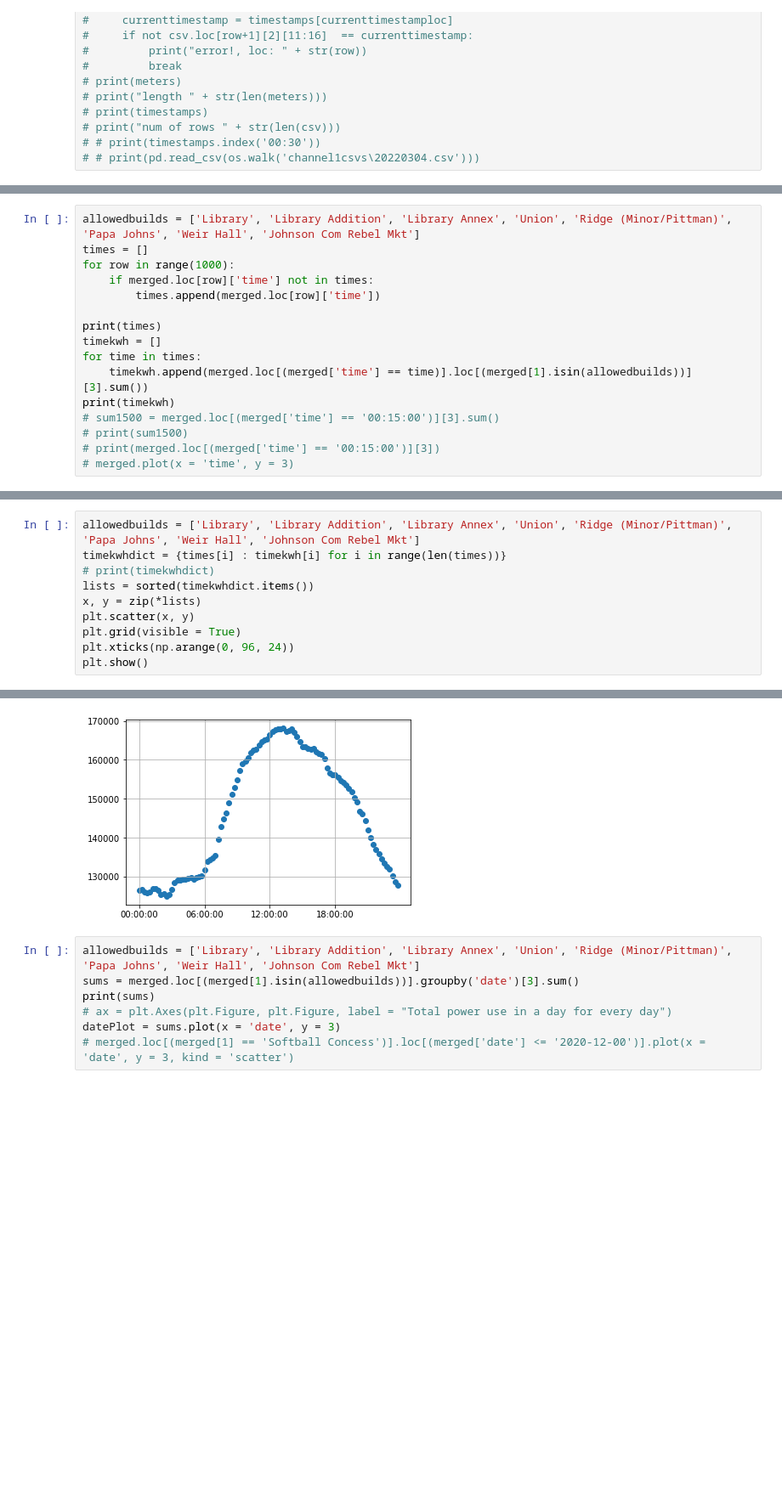
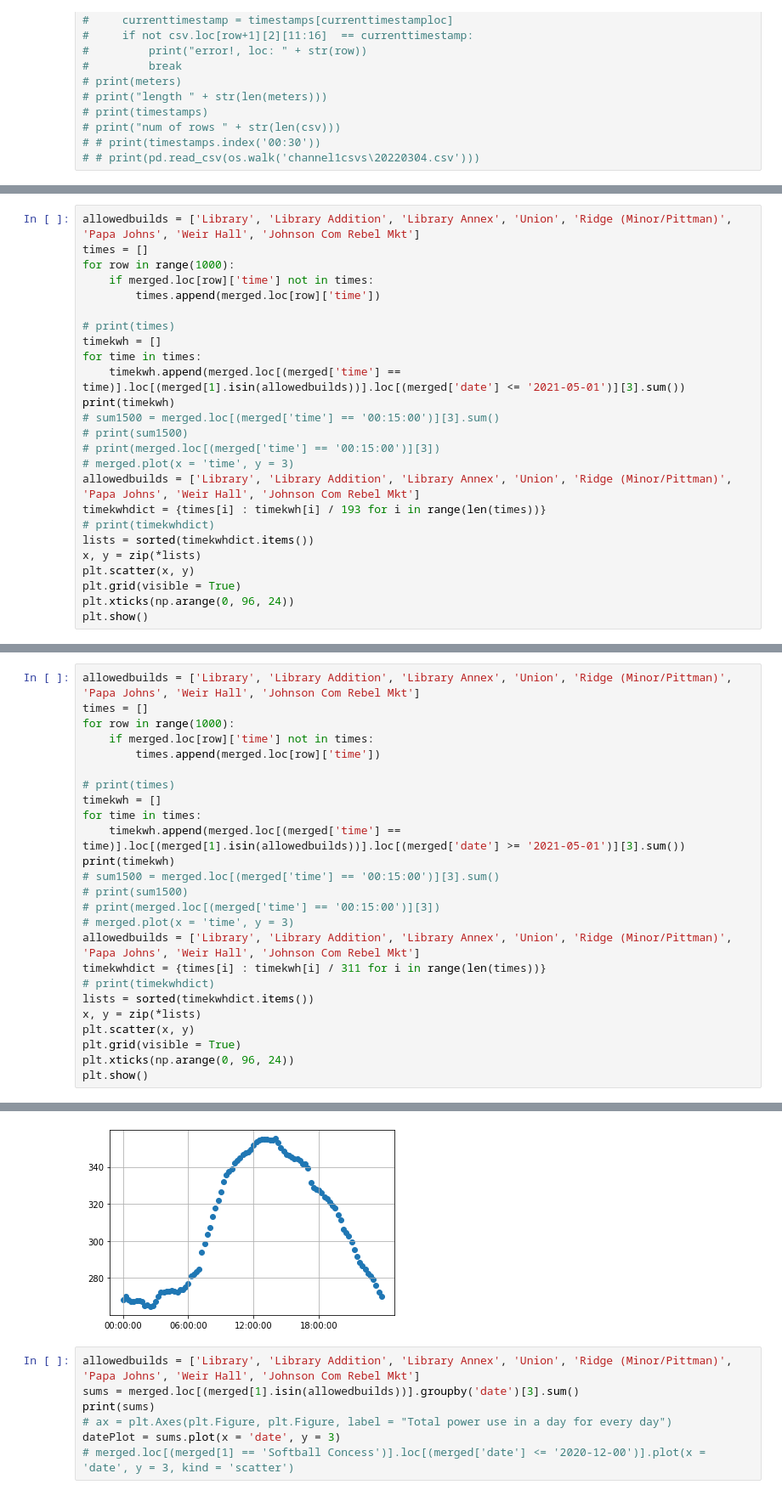
Before and after one commit to Derherpderderp/Csci343Project3, a Jupyter notebook: Csci343Project3hhgarret.ipynb, the cells around one changed output, grey strips where cells are left out. Shown at 85% size. Saved outputs shown, nothing was run; the diff lists cells and outputs as text; blank space fills up the shorter version.

```diff
--- a/Csci343Project3hhgarret.ipynb
+++ b/Csci343Project3hhgarret.ipynb
@@ -207,13 +217,22 @@ for row in range(1000):
     if merged.loc[row]['time'] not in times:
         times.append(merged.loc[row]['time'])
 
-print(times)
+# print(times)
 timekwh = []
 for time in times:
-    timekwh.append(merged.loc[(merged['time'] == time)].loc[(merged[1].isin(allowedbuilds))][3].sum())
+    timekwh.append(merged.loc[(merged['time'] == time)].loc[(merged[1].isin(allowedbuilds))].loc[(merged['date'] <= '2021-05-01')][3].sum())
 print(timekwh)
 # sum1500 = merged.loc[(merged['time'] == '00:15:00')][3].sum()
 # print(sum1500)
 # print(merged.loc[(merged['time'] == '00:15:00')][3])
 # merged.plot(x = 'time', y = 3)
+allowedbuilds = ['Library', 'Library Addition', 'Library Annex', 'Union', 'Ridge (Minor/Pittman)', 'Papa Johns', 'Weir Hall', 'Johnson Com Rebel Mkt']
+timekwhdict = {times[i] : timekwh[i] / 193 for i in range(len(times))}
+# print(timekwhdict)
+lists = sorted(timekwhdict.items())
+x, y = zip(*lists)
+plt.scatter(x, y)
+plt.grid(visible = True)
+plt.xticks(np.arange(0, 96, 24))
+plt.show()
 # %% [output]
@@ -222,6 +241,21 @@ print(timekwh)
 # %%
 allowedbuilds = ['Library', 'Library Addition', 'Library Annex', 'Union', 'Ridge (Minor/Pittman)', 'Papa Johns', 'Weir Hall', 'Johnson Com Rebel Mkt']
-timekwhdict = {times[i] : timekwh[i] for i in range(len(times))}
+times = []
+for row in range(1000):
+    if merged.loc[row]['time'] not in times:
+        times.append(merged.loc[row]['time'])
+
+# print(times)
+timekwh = []
+for time in times:
+    timekwh.append(merged.loc[(merged['time'] == time)].loc[(merged[1].isin(allowedbuilds))].loc[(merged['date'] >= '2021-05-01')][3].sum())
+print(timekwh)
+# sum1500 = merged.loc[(merged['time'] == '00:15:00')][3].sum()
+# print(sum1500)
+# print(merged.loc[(merged['time'] == '00:15:00')][3])
+# merged.plot(x = 'time', y = 3)
+allowedbuilds = ['Library', 'Library Addition', 'Library Annex', 'Union', 'Ridge (Minor/Pittman)', 'Papa Johns', 'Weir Hall', 'Johnson Com Rebel Mkt']
+timekwhdict = {times[i] : timekwh[i] / 311 for i in range(len(times))}
 # print(timekwhdict)
 lists = sorted(timekwhdict.items())
 x, y = zip(*lists)
@@ -233,4 +268,4 @@ plt.show()
-[figure, old version]
+[figure, new version]
 # %%
 allowedbuilds = ['Library', 'Library Addition', 'Library Annex', 'Union', 'Ridge (Minor/Pittman)', 'Papa Johns', 'Weir Hall', 'Johnson Com Rebel Mkt']
 sums = merged.loc[(merged[1].isin(allowedbuilds))].groupby('date')[3].sum()
```
Also changed, not shown: parts of 3 cells of this notebook.
